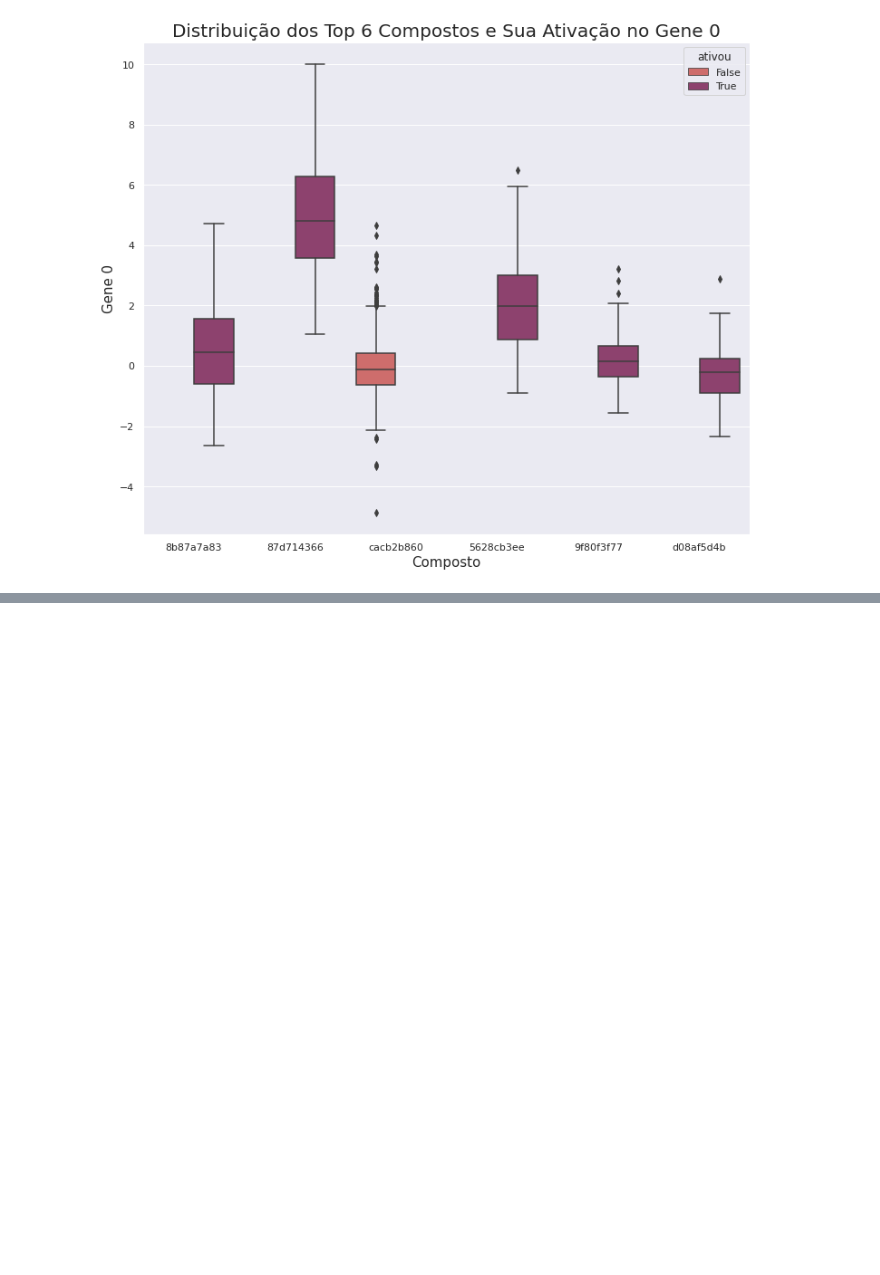
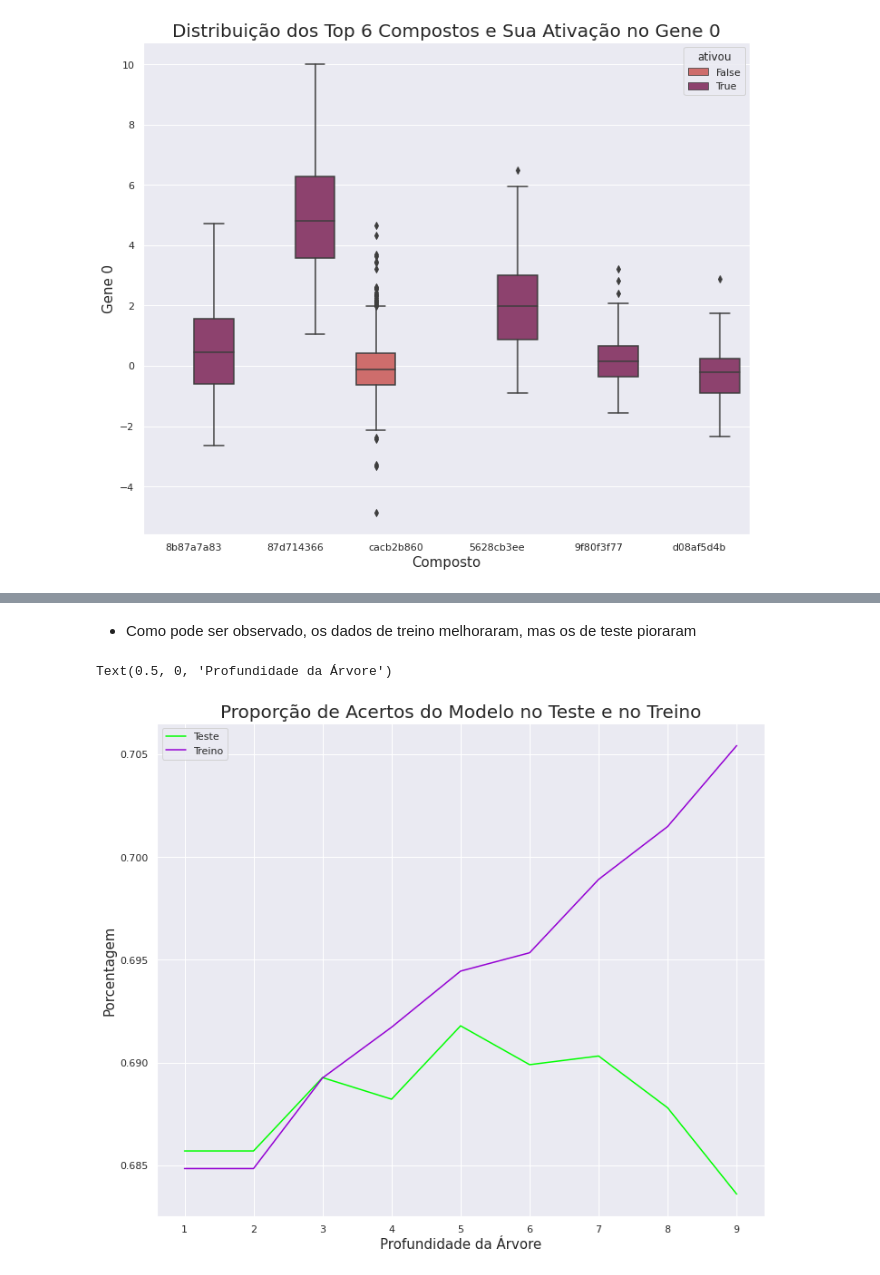
Before and after one commit to Mathvivas/imersao-dados-desafio-final, a Jupyter notebook: Desafio_Final.ipynb, the cells around one changed output, grey strips where cells are left out. Saved outputs shown, nothing was run; the diff lists cells and outputs as text; code cells hidden in the pictures; blank space fills up the shorter version.

```diff
--- a/Desafio_Final.ipynb
+++ b/Desafio_Final.ipynb
@@ -956,0 +970,5 @@ ax = ax
+# %%
+x = dados.select_dtypes('float64')
+y = dados['ativou']
+
+x_treino, x_teste, y_treino, y_teste = train_test_split(x, y, test_size = 0.2, random_state = 500)
@@ -956,0 +981,8 @@ ax = ax
+# %%
+teste = []
+treino = []
+for i in range(1, 10):
+  arvore = DecisionTreeClassifier(max_depth=i)
+  arvore.fit(x_treino, y_treino)
+  teste.append(arvore.score(x_teste, y_teste))
+  treino.append(arvore.score(x_treino, y_treino))
@@ -956,0 +1013,11 @@ ax = ax
+# %% [markdown]
+- Como pode ser observado, os dados de treino melhoraram, mas os de teste pioraram
+# %%
+sns.lineplot(x = range(1, 10), y = teste, label = 'Teste', color = 'lime')
+sns.lineplot(x = range(1, 10), y = treino, label = 'Treino', color = 'darkviolet')
+plt.title('Proporção de Acertos do Modelo no Teste e no Treino', fontsize=20)
+plt.ylabel('Porcentagem', fontsize=15)
+plt.xlabel('Profundidade da Árvore', fontsize=15)
+# %% [output]
+Text(0.5, 0, 'Profundidade da Árvore')
+[figure, added]
```
Also changed, not shown: parts of 31 cells of this notebook.
